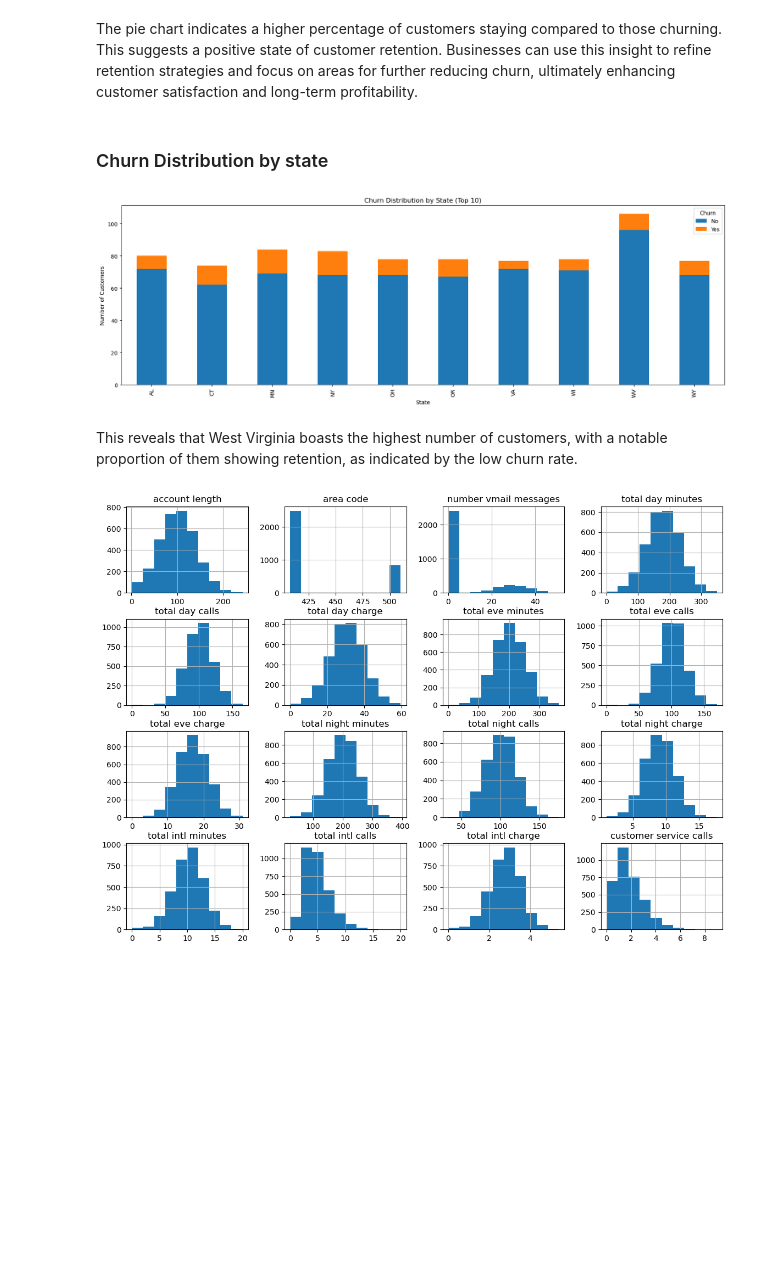
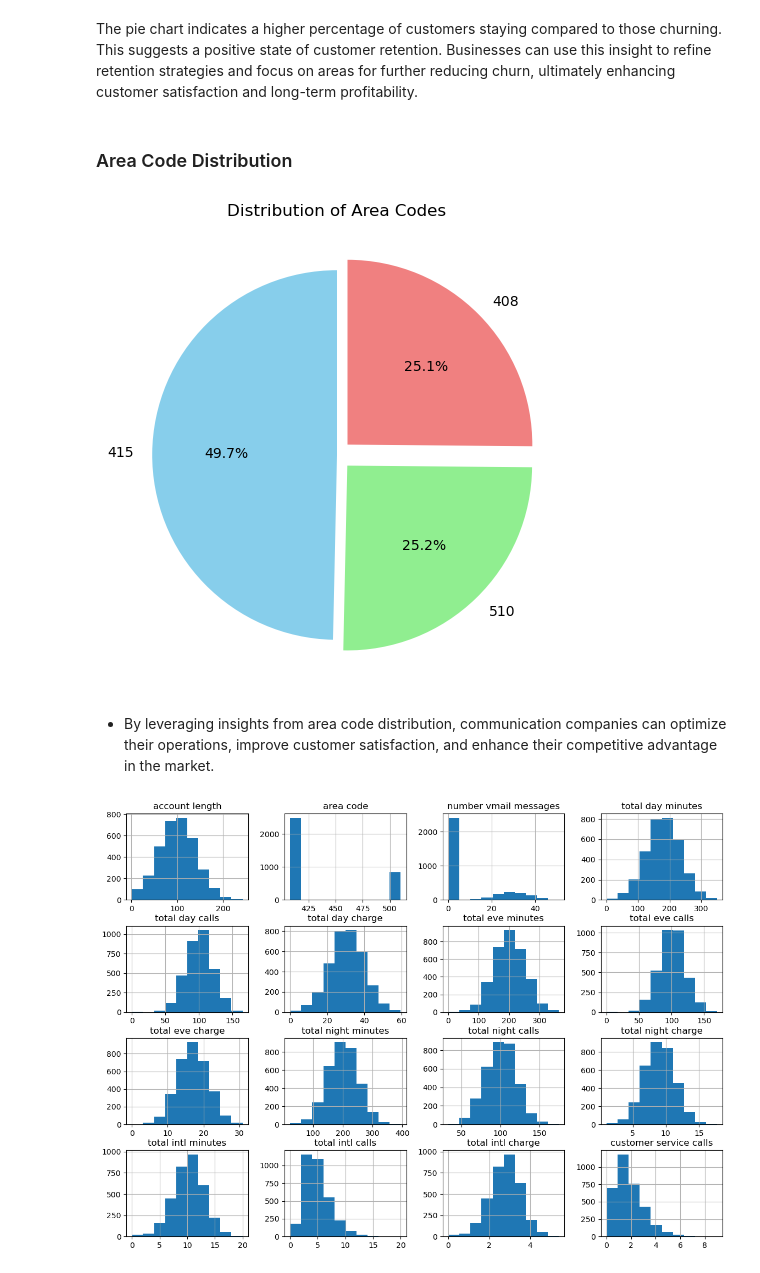
Before and after one commit to kiptochmike/Customer-Churn, a Jupyter notebook: customer_churn.ipynb, the cells around one changed output. Cells and saved outputs as stored; diff of their text form; code cells hidden in the pictures; blank space fills up the shorter version.

```diff
--- a/customer_churn.ipynb
+++ b/customer_churn.ipynb
@@ -223,29 +223,23 @@ plt.show()
 [figure]
 # %% [markdown]
 The pie chart indicates a higher percentage of customers staying compared to those churning. This suggests a positive state of customer retention. Businesses can use this insight to refine retention strategies and focus on areas for further reducing churn, ultimately enhancing customer satisfaction and long-term profitability.
-# %% [markdown]
-### Churn Distribution by state
-# %%
-# Group the data by state and churn status, and count the number of customers
-state_churn_counts = df.groupby(['state', 'churn']).size().unstack()
-
-# Calculate churn percentage for each state
-state_churn_counts['Total'] = state_churn_counts.sum(axis=1)
-state_churn_counts.sort_values(by='Total', ascending=False, inplace=True)
-top_states = state_churn_counts.head(10).index
-
-# Plot churn distribution by state for the top 10 states
-df[df['state'].isin(top_states)].groupby(['state', 'churn']).size().unstack().plot(kind='bar', figsize=(20, 6), stacked=True)
-
-plt.title('Churn Distribution by State (Top 10)')
-plt.xlabel('State')
-plt.ylabel('Number of Customers')
-plt.legend(['No', 'Yes'], title='Churn')
-plt.show()
-# %% [output]
-[figure, removed]
-# %% [markdown]
- This reveals that West Virginia boasts the highest number of customers, with a notable proportion of them showing retention, as indicated by the low churn rate.
+# %% [markdown]
+### Area Code Distribution
+# %%
+# Define colors for each area code category
+colors = ['skyblue', 'lightgreen', 'lightcoral']
+
+area_code_counts = df['area code'].value_counts()
+
+# Plot a pie chart
+plt.figure(figsize=(6, 6))
+plt.pie(area_code_counts, labels=area_code_counts.index, autopct='%1.1f%%', startangle=90, explode = (0, 0.08, 0.08), colors=colors)
+plt.title('Distribution of Area Codes')
+plt.show()
+# %% [output]
+[figure, added]
+# %% [markdown]
+- By leveraging insights from area code distribution, communication companies can optimize their operations, improve customer satisfaction, and enhance their competitive advantage in the market.
 # %%
 # Distribution of features excluding 'churn' column
 df.drop(columns='churn').hist(figsize=(14,10))
```
Also changed, not shown: parts of 12 cells of this notebook, 1 other file.
